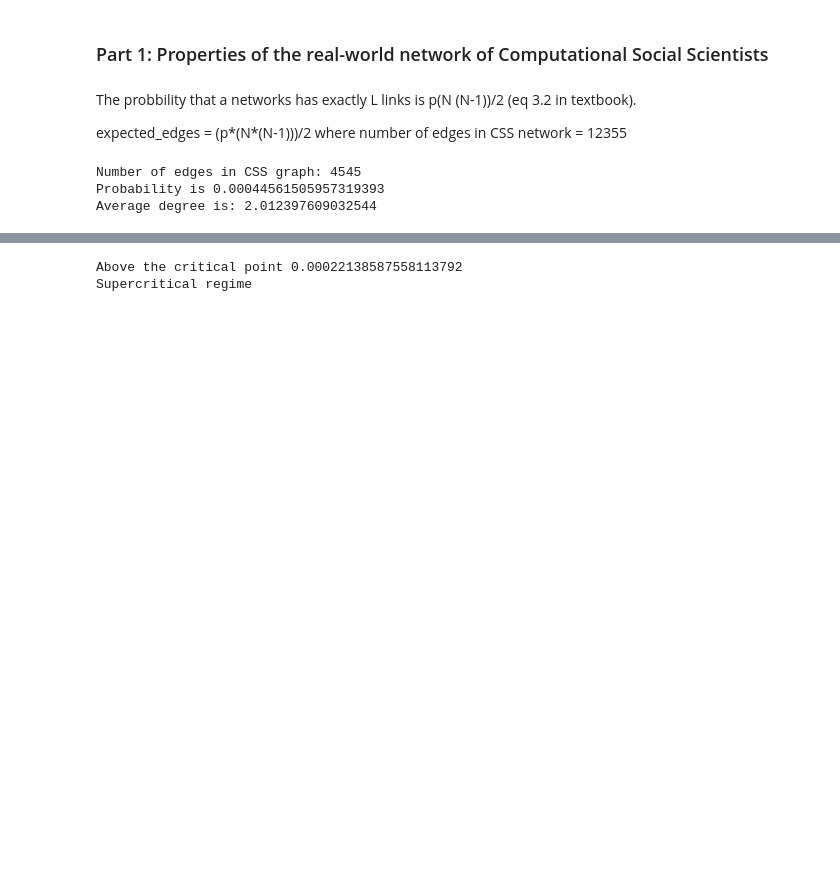
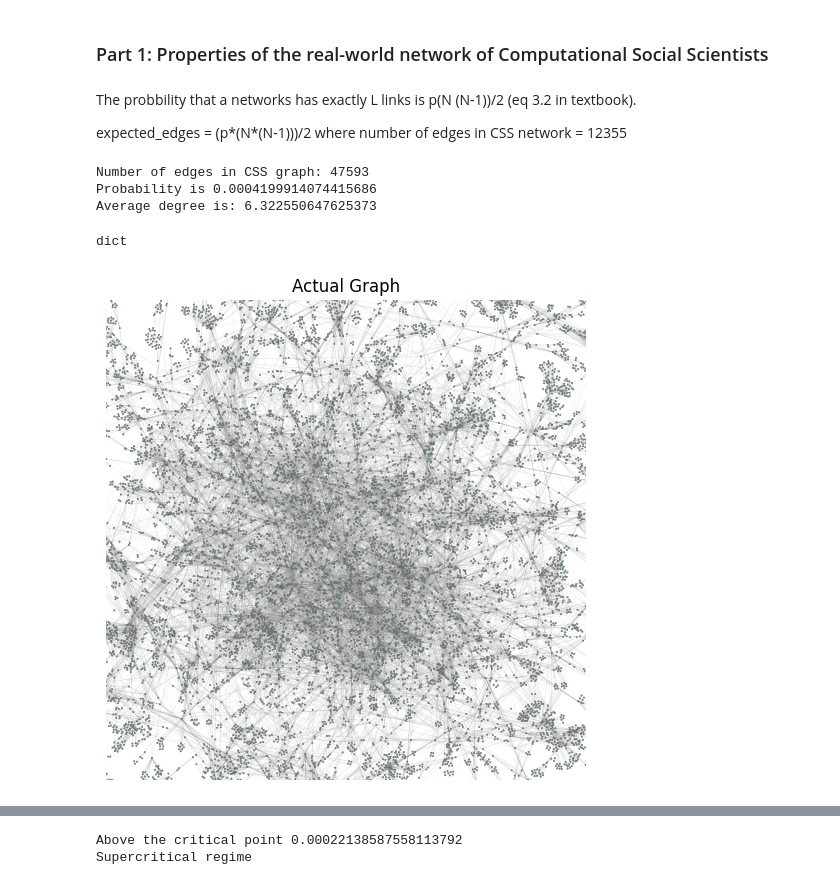
Before and after one commit to elinorfunk/compsoc_assignment2, a Jupyter notebook: Assignment2_elinor.ipynb, the cells around one changed output, grey strips where cells are left out. Drawn from its saved outputs; the diff is of its cells as text; code cells hidden in the pictures; blank space fills up the shorter version.

```diff
--- a/Assignment2_elinor.ipynb
+++ b/Assignment2_elinor.ipynb
@@ -24,7 +32,7 @@ The probbility that a networks has exactly L links is p(N (N-1))/2 (eq 3.2 in te
 
 expected_edges = (p*(N*(N-1)))/2 where number of edges in CSS network = 12355
 # %%
-with open('data/new_CSS_graph.pickle', 'rb') as file:
+with open('CSS_graph.pickle', 'rb') as file:
     CSS_graph = pickle.load(file)
 
 CSS_edges = CSS_graph.number_of_edges()
@@ -38,9 +46,9 @@ print(f"Probability is {p}")
 average_degree_random = p*(N-1)
 print(f"Average degree is: {average_degree_random}")
 # %% [output]
-Number of edges in CSS graph: 4545
-Probability is 0.00044561505957319393
-Average degree is: 2.012397609032544
+Number of edges in CSS graph: 47593
+Probability is 0.0004199914074415686
+Average degree is: 6.322550647625373
 # %%
 # Create a random network acting as a baseline
 
@@ -63,6 +71,18 @@ def generate_random_network(N, p):
 random_graph, A = generate_random_network(N,p)
 # %%
 positions_random, r = nw.visualize(random_graph)
+# %%
+type(positions_random)
+# %% [output]
+dict
+# %%
+real_graph, r = nw.visualize(CSS_graph)
+# %%
+fig, ax = nw.draw_netwulf(real_graph)
+plt.title(f"Actual Graph")
+plt.show()
+# %% [output]
+[figure, added]
 # %%
 fig, ax = nw.draw_netwulf(positions_random)
 plt.title(f"Random graph with p = {p}")
```
Also changed, not shown: parts of 4 cells of this notebook.
